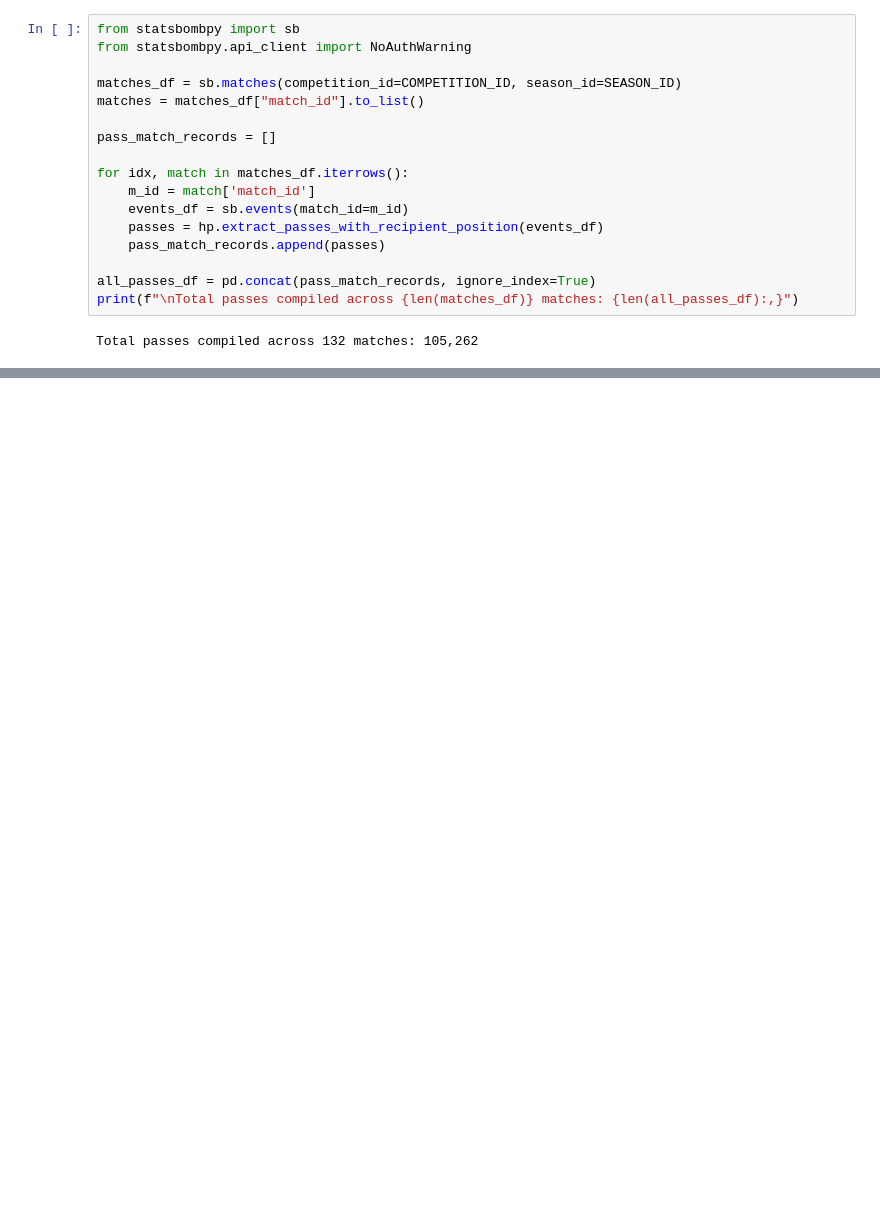
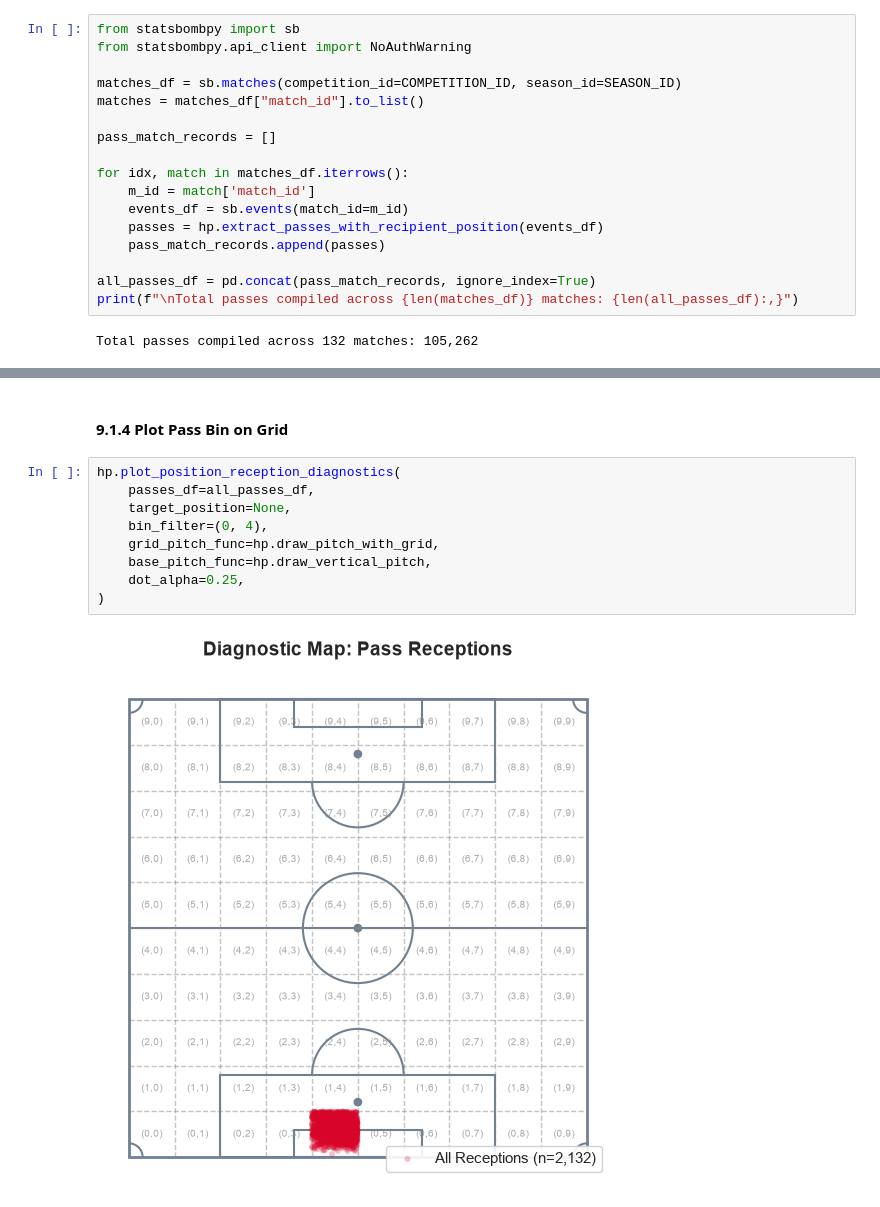
Before and after one commit to LukeBirkett/study-planner, a Jupyter notebook: 981G5_Network_Science/assessment/code/notebook_1.ipynb, the cells around one changed output, grey strips where cells are left out. Cells and saved outputs as stored; diff of their text form; blank space fills up the shorter version.

```diff
--- a/981G5_Network_Science/assessment/code/notebook_1.ipynb
+++ b/981G5_Network_Science/assessment/code/notebook_1.ipynb
@@ -963,0 +1044,13 @@ Total passes compiled across 132 matches: 105,262
+# %% [markdown]
+#### 9.1.4 Plot Pass Bin on Grid
+# %%
+hp.plot_position_reception_diagnostics(
+    passes_df=all_passes_df,
+    target_position=None,
+    bin_filter=(0, 4),
+    grid_pitch_func=hp.draw_pitch_with_grid,
+    base_pitch_func=hp.draw_vertical_pitch,
+    dot_alpha=0.25,
+)
+# %% [output]
+[figure, added]
```
Also changed, not shown: parts of 15 cells of this notebook, 1 other file.
